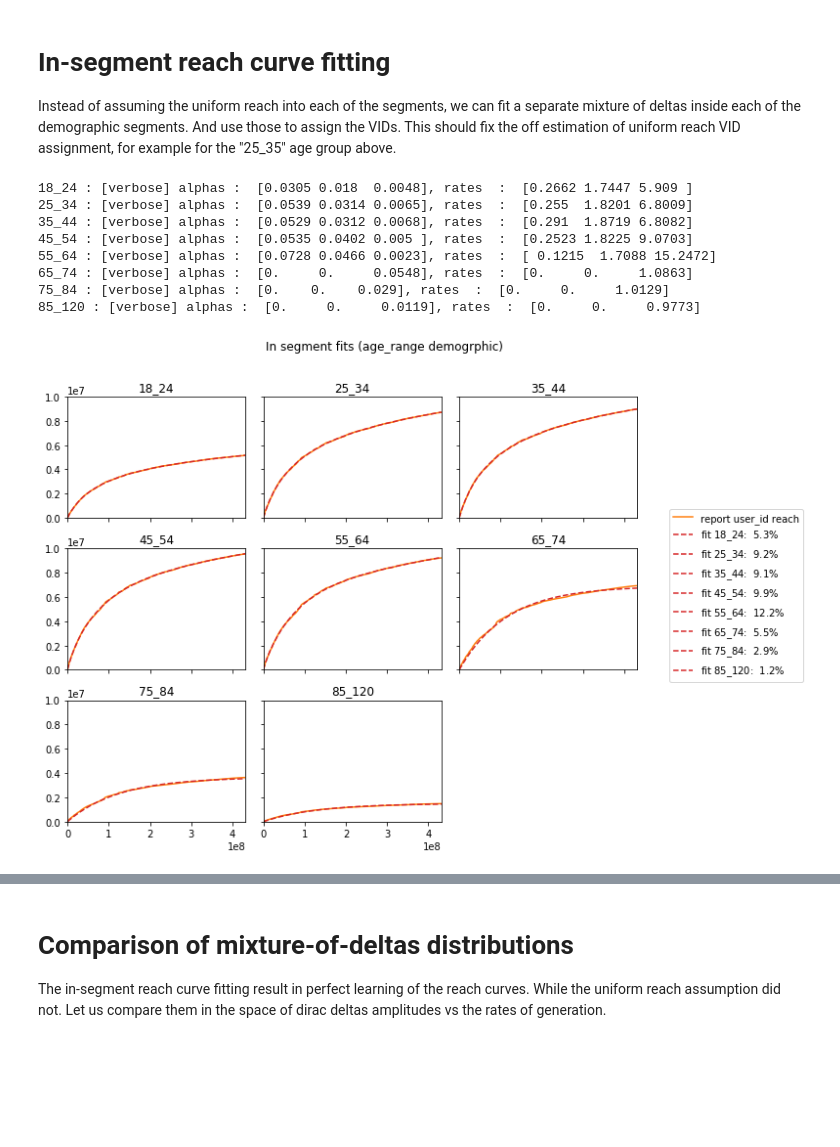
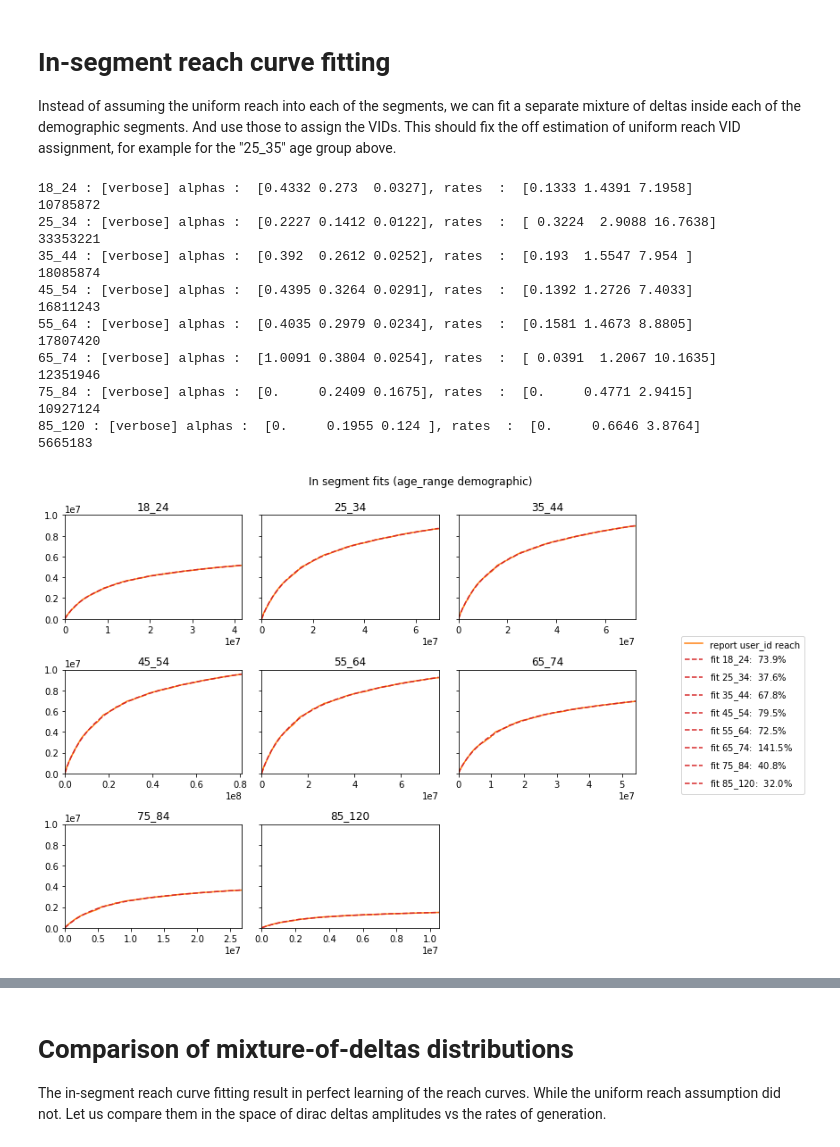
Before and after one commit to OpenMeasurement/virtual_ID_research, a Jupyter notebook: VID_uniform_reach.ipynb, the cells around one changed output, grey strips where cells are left out. Drawn from its saved outputs; the diff is of its cells as text; code cells hidden in the pictures; blank space fills up the shorter version.

```diff
--- a/VID_uniform_reach.ipynb
+++ b/VID_uniform_reach.ipynb
@@ -97,7 +97,7 @@ The total population of each segement is derived from the `df_census` table, whi
 #demo_cols = ["gender", "age_range"]
 demo_cols = ["age_range"]
 
-df_dirac_mixtures = penetrate_uniform_reach(df_census, alphas=alphas, rates=rates, demo_cols=demo_cols)
+mixture_of_deltas = penetrate_uniform_reach(census, alphas=alphas, rates=rates, demo_cols=demo_cols)
 
-df_dirac_mixtures.head(10)
+mixture_of_deltas.head(10)
 # %% [output]
@@ -117,7 +117,7 @@ The first step in the VID assignement procedure is to generate the buckets/range
 The function `generate_vid_assignment_table` creates a table with the probability ranges for each VID bucket in the two columns "prob_<=" and "prob_>" as well as the VID range in the columns "start_VID" and "total_VID".
 # %%
 vid_assignment_table = spark.createDataFrame(
-    generate_vid_assignment_table(df_dirac_mixtures, demo_cols=demo_cols,
+    generate_vid_assignment_table(mixture_of_deltas, demo_cols=demo_cols,
                                   population_size=population_size, normalize=False)
 )
 
@@ -217,22 +220,24 @@ The frequency plots indicate the TV/Linear problem of algebraic tail of frequenc
 # %%
 fig, axs = plt.subplots(3, 3, figsize=(12,8), sharex=True, sharey=True)
-plt.subplots_adjust(right=1.0, wspace=0.1, hspace=0.25)
+fig.tight_layout()
 axs = [ax for row in axs for ax in row]
 handles, labels = [], []
 
-df_vid_frequency_r1 = generate_frequency_table(df_vid_impressions_r1, id_col="vid", demo_cols=demo_cols)
-df_frequency_r1 = generate_frequency_table(df_impressions_exploded_r1, id_col="user_id", demo_cols=demo_cols)
+vid_frequency = generate_frequency_table(vid_impressions, id_col="vid", demo_cols=demo_cols)
+frequency = generate_frequency_table(impressions_exploded, id_col="user_id", demo_cols=demo_cols)
 
-for i, (label, df) in enumerate(df_vid_frequency_r1.toPandas().groupby(demo_cols)):
+for i, (label, df) in enumerate(vid_frequency.toPandas().groupby(demo_cols)):
     df = spark.createDataFrame(df)
     plot_frequency(df, axes=axs[i], id_col="vid", color='C0')
 
-for i, (label, df) in enumerate(df_frequency_r1.toPandas().groupby(demo_cols)):
+for i, (label, df) in enumerate(frequency.toPandas().groupby(demo_cols)):
     df = spark.createDataFrame(df)
     plot_frequency(df, axes=axs[i], id_col="user_id", color='C3')
 
-    axs[i].set_ylim(0, 4.0e6)
+    axs[i].set_ylim(0, 2.5e6)
 
 for i in range(8,9):
     axs[i].axis('off')
+
+fig.tight_layout()
 # %% [output]
@@ -241,54 +246,67 @@ for i in range(8,9):
 # In-segment reach curve fitting
 Instead of assuming the uniform reach into each of the segments, we can fit a separate mixture of deltas inside each of the demographic segments. And use those to assign the VIDs. This should fix the off estimation of uniform reach VID assignment, for example for the "25_35" age group above.
 # %%
-fig, axs = plt.subplots(3, 3, figsize=(12,8), sharex=True, sharey=True)
-plt.subplots_adjust(right=0.8, wspace=0.1, hspace=0.25)
+fig, axs = plt.subplots(3, 3, figsize=(12,8), sharey=True)
 axs = [ax for row in axs for ax in row]
 handles, labels = [], []
 
+census_pd = (
+    census.groupBy(*demo_cols).agg(F.sum("population").alias("population"))
+    .select(*demo_cols, "population")
+    .toPandas()
+)
+
 previous_vid = 0
-dp_dirac_mixtures = pd.DataFrame(columns=[*demo_cols, "alphas", "rates"])
+mixture_of_deltas_in_segment = pd.DataFrame(columns=[*demo_cols, "population", "alphas", "rates"])
 
-for i, (label, df) in enumerate(df_reach_demo_r1.toPandas().groupby(*demo_cols)):
+for i, (label, df) in enumerate(reach_demo.toPandas().groupby(*demo_cols)):
 
     data = df[["impression", "reach"]].to_numpy()
     data = np.vstack([[0, 0], data])
     print(label, end=" : ")
-    alphas, rates = vid_spark._fit_mixture_of_deltas(data/population_size, 3, verbose=True)
+    population = census_pd.loc[census_pd[demo_cols[0]] == label]["population"].iloc[0]
 
-    dp_dirac_mixtures.loc[i] = [label, alphas, rates]
+    alphas, rates = vid_spark._fit_mixture_of_deltas(data/population, 3, verbose=True)
+    print(population)
+
+    mixture_of_deltas_in_segment.loc[i] = [label, population, alphas, rates]
 
     axs[i].plot(data[:, 0], data[:, 1], color='C1', label=f"report user_id reach")
     axs[i].set_title(f"{label}")
     axs[i].set_ylim(0, 1.0e7)
     axs[i].set_xlim(0, max(data[:, 0]))
-    axs[i].plot(data[:, 0], delta_mixture_reach(data[:, 0]/population_size, *alphas, *rates)*population_size,
+    axs[i].plot(data[:, 0], delta_mixture_reach(data[:, 0]/population, *alphas, *rates)*population,
                 'C3--', label = f"fit {label}:  ${100*np.around(np.sum(alphas), 3):.1f}\%$")
 
     hs, ls = axs[i].get_legend_handles_labels()
     handles.append(hs[-1])
     labels.append(ls[-1])
     axs[i].legend().remove()
 
 for i in range(8,9):
     axs[i].axis('off')
 
 handles = hs[:1] + handles
 labels = ls[:1] + labels
 fig.legend(handles, labels, loc="center right")
 
-fig.suptitle("In segment fits (age_range demogrphic)")
-
-#df_dirac_mixtures = spark.createDataFrame(dp_dirac_mixtures)
-#df_dirac_mixtures.show(12)
-df_dirac_mixtures_segmented = dp_dirac_mixtures
+fig.suptitle("In segment fits (age_range demographic)")
+fig.tight_layout(rect=[0, 0.03, 0.8, 0.95])
 # %% [output]
-18_24 : [verbose] alphas :  [0.0305 0.018  0.0048], rates  :  [0.2662 1.7447 5.909 ]
-25_34 : [verbose] alphas :  [0.0539 0.0314 0.0065], rates  :  [0.255  1.8201 6.8009]
-35_44 : [verbose] alphas :  [0.0529 0.0312 0.0068], rates  :  [0.291  1.8719 6.8082]
-45_54 : [verbose] alphas :  [0.0535 0.0402 0.005 ], rates  :  [0.2523 1.8225 9.0703]
-55_64 : [verbose] alphas :  [0.0728 0.0466 0.0023], rates  :  [ 0.1215  1.7088 15.2472]
-65_74 : [verbose] alphas :  [0.     0.     0.0548], rates  :  [0.     0.     1.0863]
-75_84 : [verbose] alphas :  [0.    0.    0.029], rates  :  [0.     0.     1.0129]
-85_120 : [verbose] alphas :  [0.     0.     0.0119], rates  :  [0.     0.     0.9773]
+18_24 : [verbose] alphas :  [0.4332 0.273  0.0327], rates  :  [0.1333 1.4391 7.1958]
+10785872
+25_34 : [verbose] alphas :  [0.2227 0.1412 0.0122], rates  :  [ 0.3224  2.9088 16.7638]
+33353221
+35_44 : [verbose] alphas :  [0.392  0.2612 0.0252], rates  :  [0.193  1.5547 7.954 ]
+18085874
+45_54 : [verbose] alphas :  [0.4395 0.3264 0.0291], rates  :  [0.1392 1.2726 7.4033]
+16811243
+55_64 : [verbose] alphas :  [0.4035 0.2979 0.0234], rates  :  [0.1581 1.4673 8.8805]
+17807420
+65_74 : [verbose] alphas :  [1.0091 0.3804 0.0254], rates  :  [ 0.0391  1.2067 10.1635]
+12351946
+75_84 : [verbose] alphas :  [0.     0.2409 0.1675], rates  :  [0.     0.4771 2.9415]
+10927124
+85_120 : [verbose] alphas :  [0.     0.1955 0.124 ], rates  :  [0.     0.6646 3.8764]
+5665183
-[figure, old version]
+[figure, new version]
```
Also changed, not shown: parts of 21 cells of this notebook, 1 other file.
